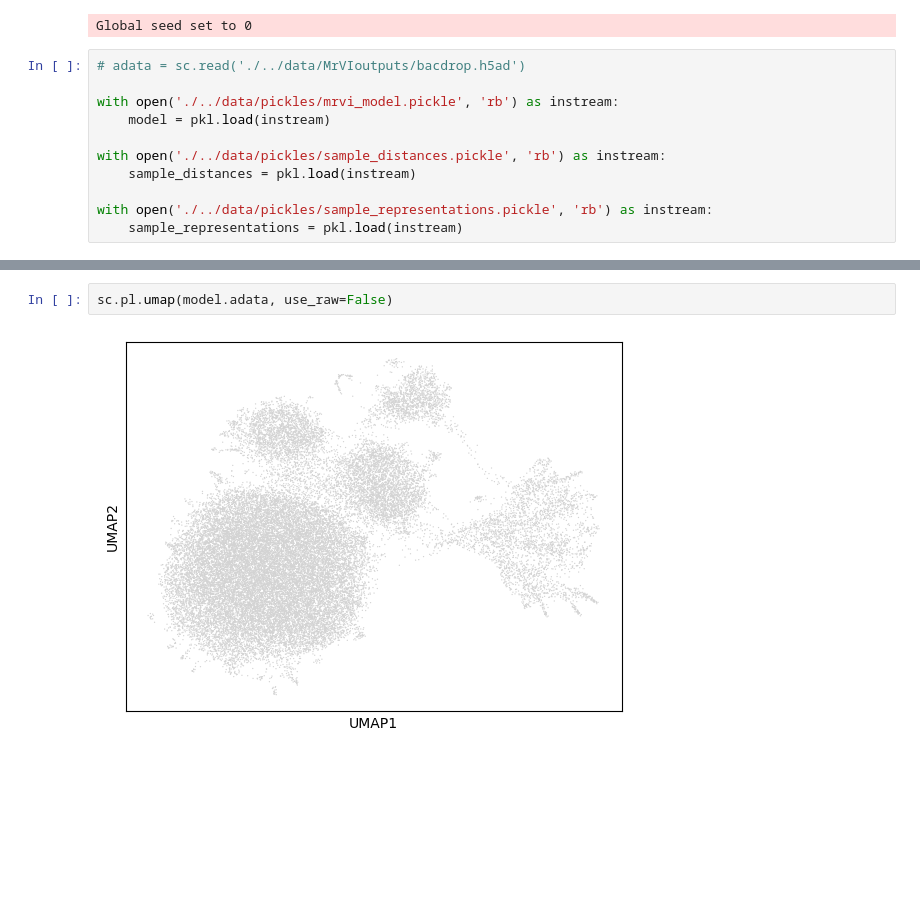
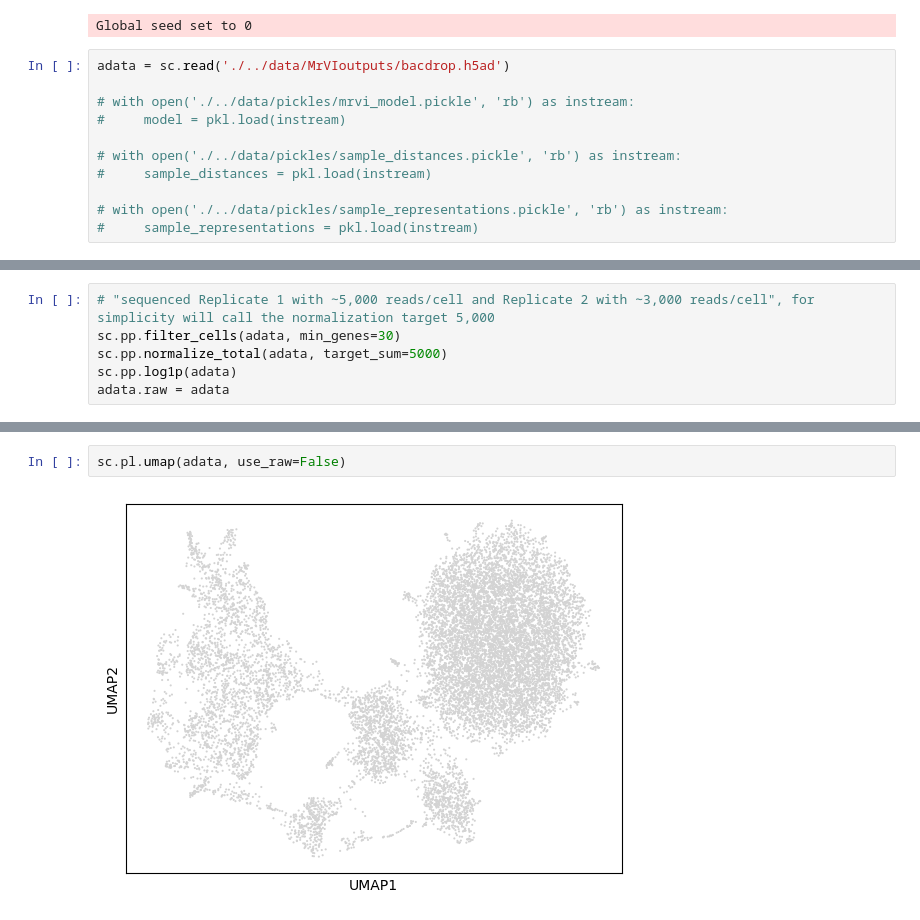
Before and after one commit to Dennis-Bersenev/GeneratingResistance, a Jupyter notebook: src/bacdrop_exploration.ipynb, the cells around one changed output, grey strips where cells are left out. Cells and saved outputs as stored; diff of their text form; blank space fills up the shorter version.

Commit message:
clustering of latent representation and identification of indicator genes

```diff
--- a/src/bacdrop_exploration.ipynb
+++ b/src/bacdrop_exploration.ipynb
@@ -13,13 +13,13 @@ import leidenalg as la
 # %% [output]
 Global seed set to 0
 # %%
-# adata = sc.read('./../data/MrVIoutputs/bacdrop.h5ad')
+adata = sc.read('./../data/MrVIoutputs/bacdrop.h5ad')
 
-with open('./../data/pickles/mrvi_model.pickle', 'rb') as instream:
-    model = pkl.load(instream)
+# with open('./../data/pickles/mrvi_model.pickle', 'rb') as instream:
+#     model = pkl.load(instream)
 
-with open('./../data/pickles/sample_distances.pickle', 'rb') as instream:
-    sample_distances = pkl.load(instream)
+# with open('./../data/pickles/sample_distances.pickle', 'rb') as instream:
+#     sample_distances = pkl.load(instream)
 
-with open('./../data/pickles/sample_representations.pickle', 'rb') as instream:
-    sample_representations = pkl.load(instream)
+# with open('./../data/pickles/sample_representations.pickle', 'rb') as instream:
+#     sample_representations = pkl.load(instream)
@@ -55,0 +28,6 @@ np.unique(kmeans.labels_, return_counts=True) # clusters and the number of genes
+# %%
+# "sequenced Replicate 1 with ∼5,000 reads/cell and Replicate 2 with ∼3,000 reads/cell", for simplicity will call the normalization target 5,000
+sc.pp.filter_cells(adata, min_genes=30)
+sc.pp.normalize_total(adata, target_sum=5000)
+sc.pp.log1p(adata)
+adata.raw = adata
@@ -73,4 +71,4 @@ Please also refer to the documentation for alternative solver options:
 # %%
-sc.pl.umap(model.adata, use_raw=False)
+sc.pl.umap(adata, use_raw=False)
 # %% [output]
-[figure, old version]
+[figure, new version]
```
Also changed, not shown: parts of 20 cells of this notebook, 1 other file.
